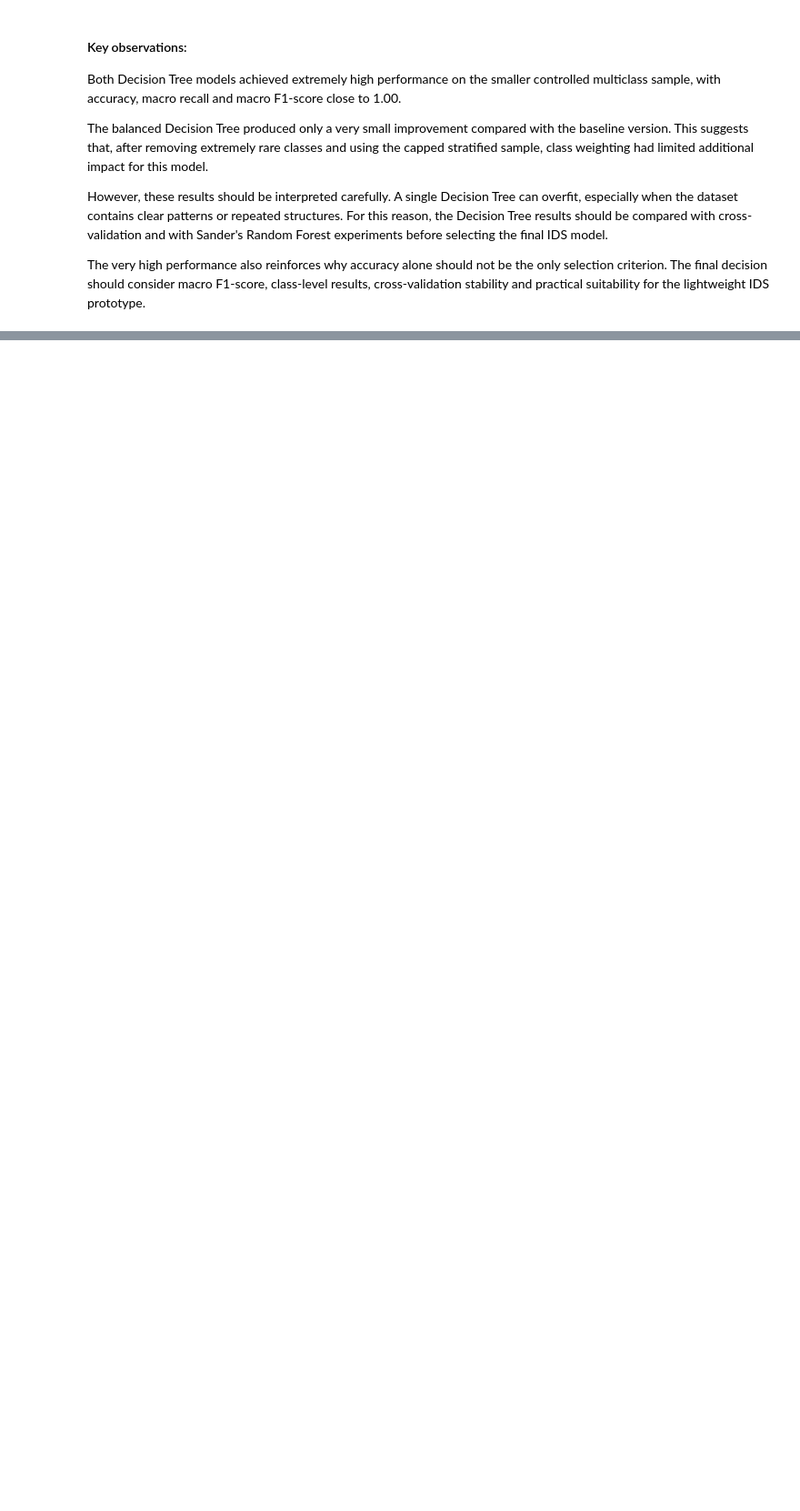
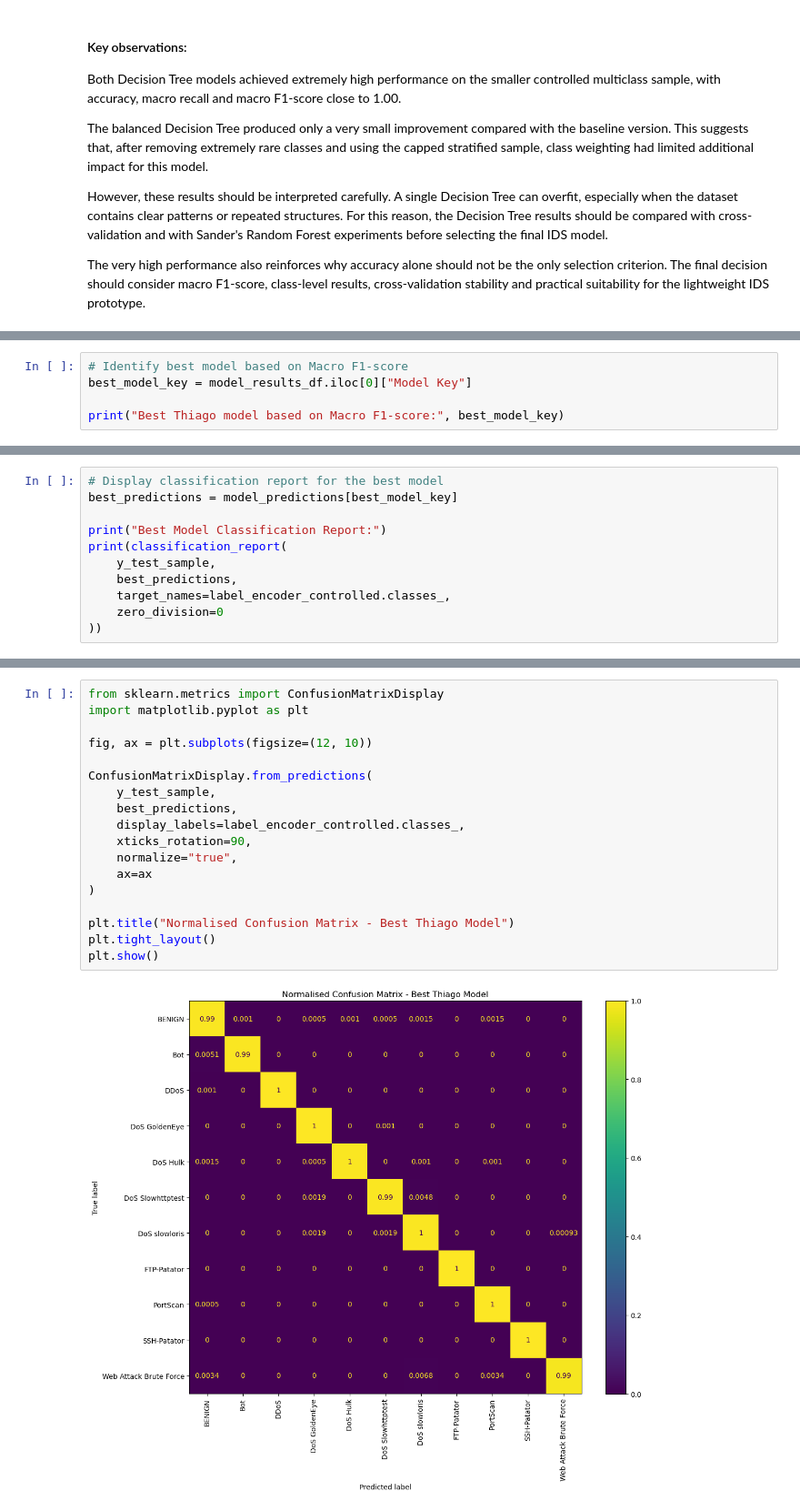
Before and after one commit to Thiago2022161/IDS-CA2-Thiago, a Jupyter notebook: IDS_CA2.ipynb, the cells around one changed output, grey strips where cells are left out. Shown at 91% size. Saved outputs shown, nothing was run; the diff lists cells and outputs as text; blank space fills up the shorter version.

```diff
--- a/IDS_CA2.ipynb
+++ b/IDS_CA2.ipynb
@@ -1460,0 +1495,5 @@ The very high performance also reinforces why accuracy alone should not be the o
+# %%
+# Identify best model based on Macro F1-score
+best_model_key = model_results_df.iloc[0]["Model Key"]
+
+print("Best Thiago model based on Macro F1-score:", best_model_key)
@@ -1460,0 +1502,11 @@ The very high performance also reinforces why accuracy alone should not be the o
+# %%
+# Display classification report for the best model
+best_predictions = model_predictions[best_model_key]
+
+print("Best Model Classification Report:")
+print(classification_report(
+    y_test_sample,
+    best_predictions,
+    target_names=label_encoder_controlled.classes_,
+    zero_division=0
+))
@@ -1460,0 +1548,20 @@ The very high performance also reinforces why accuracy alone should not be the o
+# %%
+from sklearn.metrics import ConfusionMatrixDisplay
+import matplotlib.pyplot as plt
+
+fig, ax = plt.subplots(figsize=(12, 10))
+
+ConfusionMatrixDisplay.from_predictions(
+    y_test_sample,
+    best_predictions,
+    display_labels=label_encoder_controlled.classes_,
+    xticks_rotation=90,
+    normalize="true",
+    ax=ax
+)
+
+plt.title("Normalised Confusion Matrix - Best Thiago Model")
+plt.tight_layout()
+plt.show()
+# %% [output]
+[figure, added]
```
Also changed, not shown: parts of 13 cells of this notebook.
